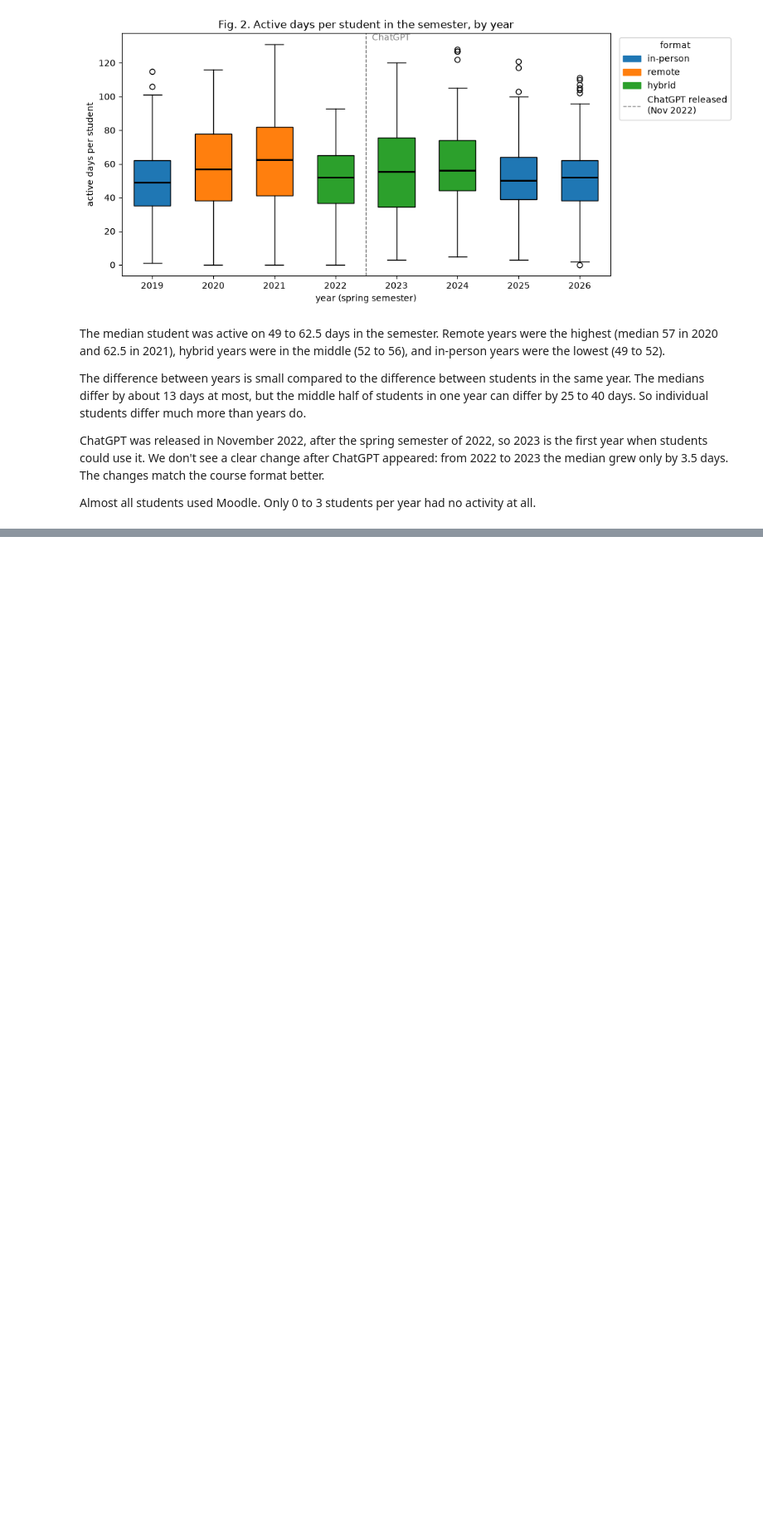
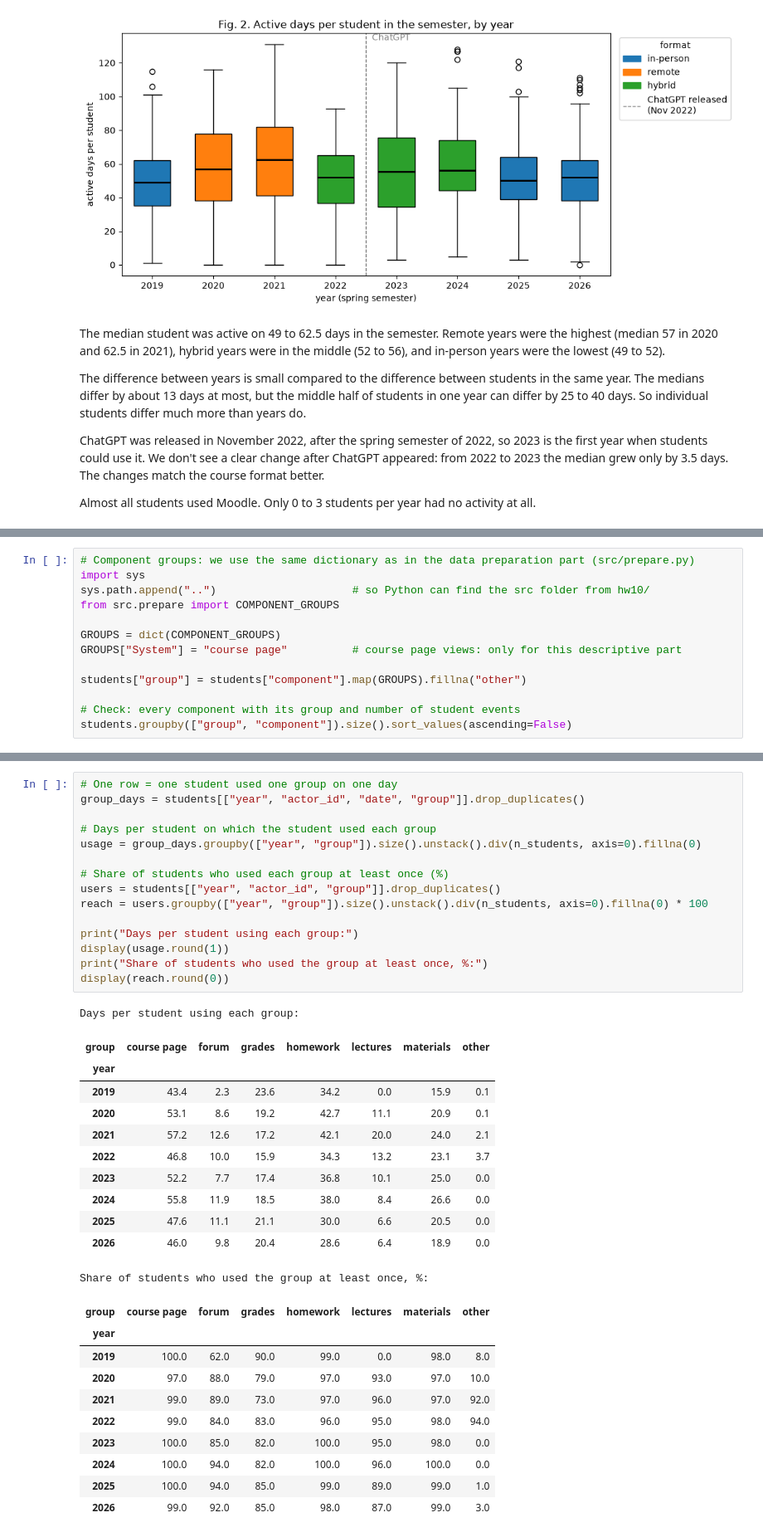
Before and after one commit to anderhinn/Project-F1-Moodle_Activity, a Jupyter notebook: hw10/02_trends_marina.ipynb, the cells around one changed output, grey strips where cells are left out. Shown at 83% size. Cells and saved outputs as stored; diff of their text form; blank space fills up the shorter version.

```diff
--- a/hw10/02_trends_marina.ipynb
+++ b/hw10/02_trends_marina.ipynb
@@ -277,0 +350,13 @@ Almost all students used Moodle. Only 0 to 3 students per year had no activity a
+# %%
+# Component groups: we use the same dictionary as in the data preparation part (src/prepare.py)
+import sys
+sys.path.append("..")                     # so Python can find the src folder from hw10/
+from src.prepare import COMPONENT_GROUPS
+
+GROUPS = dict(COMPONENT_GROUPS)
+GROUPS["System"] = "course page"          # course page views: only for this descriptive part
+
+students["group"] = students["component"].map(GROUPS).fillna("other")
+
+# Check: every component with its group and number of student events
+students.groupby(["group", "component"]).size().sort_values(ascending=False)
@@ -277,0 +396,38 @@ Almost all students used Moodle. Only 0 to 3 students per year had no activity a
+# %%
+# One row = one student used one group on one day
+group_days = students[["year", "actor_id", "date", "group"]].drop_duplicates()
+
+# Days per student on which the student used each group
+usage = group_days.groupby(["year", "group"]).size().unstack().div(n_students, axis=0).fillna(0)
+
+# Share of students who used each group at least once (%)
+users = students[["year", "actor_id", "group"]].drop_duplicates()
+reach = users.groupby(["year", "group"]).size().unstack().div(n_students, axis=0).fillna(0) * 100
+
+print("Days per student using each group:")
+display(usage.round(1))
+print("Share of students who used the group at least once, %:")
+display(reach.round(0))
+# %% [output]
+Days per student using each group:
+| group | course page | forum | grades | homework | lectures | materials | other |
+| year |  |  |  |  |  |  |  |
+| 2019 | 43.4 | 2.3 | 23.6 | 34.2 | 0.0 | 15.9 | 0.1 |
+| 2020 | 53.1 | 8.6 | 19.2 | 42.7 | 11.1 | 20.9 | 0.1 |
+| 2021 | 57.2 | 12.6 | 17.2 | 42.1 | 20.0 | 24.0 | 2.1 |
+| 2022 | 46.8 | 10.0 | 15.9 | 34.3 | 13.2 | 23.1 | 3.7 |
+| 2023 | 52.2 | 7.7 | 17.4 | 36.8 | 10.1 | 25.0 | 0.0 |
+| 2024 | 55.8 | 11.9 | 18.5 | 38.0 | 8.4 | 26.6 | 0.0 |
+| 2025 | 47.6 | 11.1 | 21.1 | 30.0 | 6.6 | 20.5 | 0.0 |
+| 2026 | 46.0 | 9.8 | 20.4 | 28.6 | 6.4 | 18.9 | 0.0 |
+Share of students who used the group at least once, %:
+| group | course page | forum | grades | homework | lectures | materials | other |
+| year |  |  |  |  |  |  |  |
+| 2019 | 100.0 | 62.0 | 90.0 | 99.0 | 0.0 | 98.0 | 8.0 |
+| 2020 | 97.0 | 88.0 | 79.0 | 97.0 | 93.0 | 97.0 | 10.0 |
+| 2021 | 99.0 | 89.0 | 73.0 | 97.0 | 96.0 | 97.0 | 92.0 |
+| 2022 | 99.0 | 84.0 | 83.0 | 96.0 | 95.0 | 98.0 | 94.0 |
+| 2023 | 100.0 | 85.0 | 82.0 | 100.0 | 95.0 | 98.0 | 0.0 |
+| 2024 | 100.0 | 94.0 | 82.0 | 100.0 | 96.0 | 100.0 | 0.0 |
+| 2025 | 100.0 | 94.0 | 85.0 | 99.0 | 89.0 | 99.0 | 1.0 |
+| 2026 | 99.0 | 92.0 | 85.0 | 98.0 | 87.0 | 99.0 | 3.0 |
```
Also changed, not shown: parts of 18 cells of this notebook, 5 other files.
